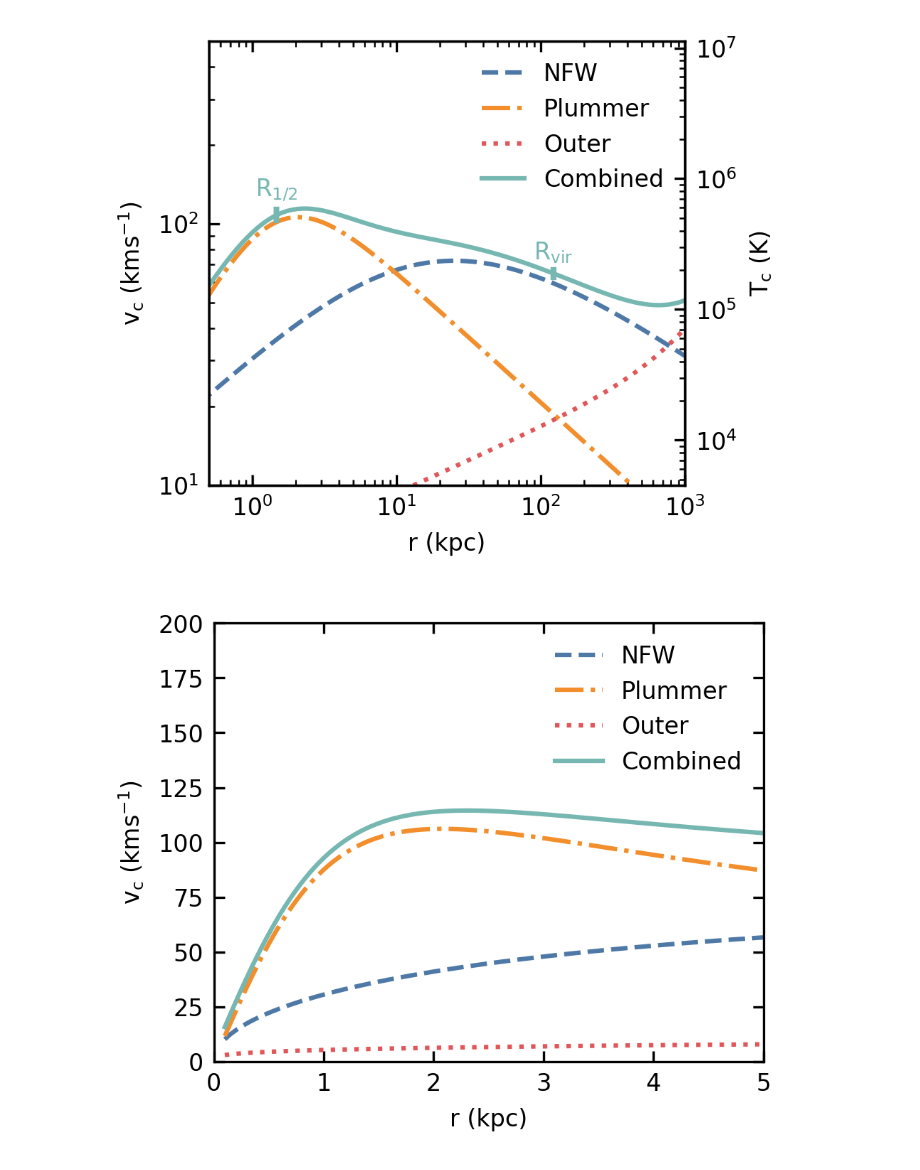
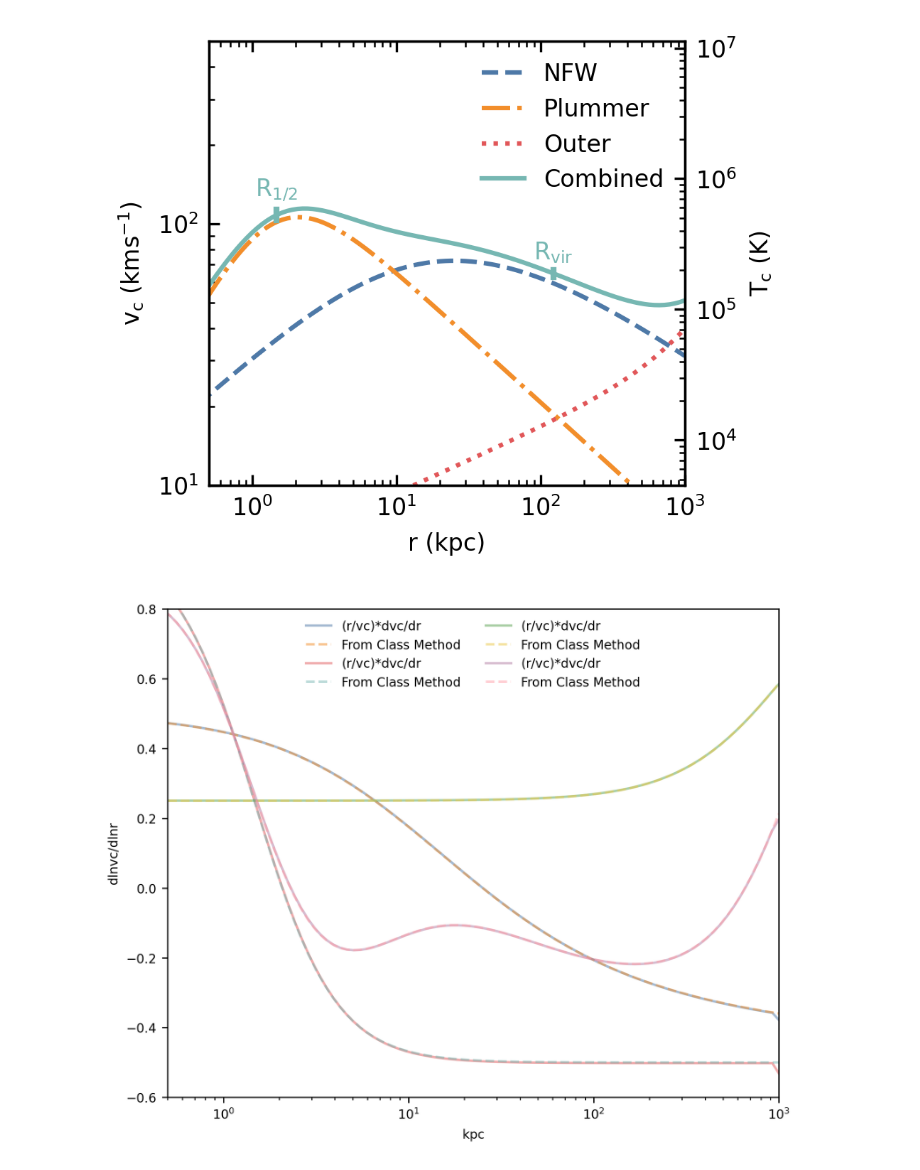
Before and after one commit to zunyibrt/CGM_ICs, a Jupyter notebook: ipynb/solution_for_combined_potential.ipynb, the cells around one changed output. Saved outputs shown, nothing was run; the diff lists cells and outputs as text; code cells hidden in the pictures.

```diff
--- a/ipynb/solution_for_combined_potential.ipynb
+++ b/ipynb/solution_for_combined_potential.ipynb
@@ -148,56 +173,28 @@ plt.savefig('./plots/v_circ.pdf',dpi=150)
 plt.show()
 # %% [output]
 [figure]
-# %%
-# Plot the circular velocity and its components
-# This is in the inner region to compare with observed rotation curves in Greco et al 2012 for M82
-# The main difference is we are using a R1/2 that is larger by about a factor of 2
-rs = np.linspace(0.1,5,100) * un.kpc
-
-cvs = nfw.vc(rs)
-p_cvs = plummer.vc(rs)
-o_cvs = outer.vc(rs)
-c_cvs = combined.vc(rs)
-
-latexify(columns=1)
-plt.figure()
-ax=plt.gca()
-ax.tick_params(top=True, right=True, which="both", direction='in')
-plt.xlim(0,5)
-plt.ylim(0,200)
-
-plt.plot(rs,cvs,ls='--',label="NFW")
-plt.plot(rs,p_cvs,ls='-.',label="Plummer")
-plt.plot(rs,o_cvs,ls=':',label="Outer")
-plt.plot(rs,c_cvs,ls='-',label="Combined")
-
-plt.xlabel('r (kpc)')
-plt.ylabel(r'v$_{\rm c}$ (kms$^{-1}$)')
-plt.legend(frameon = False)
-
-plt.show()
-# %% [output]
-[figure]
 # %%
-# # Check that dlnvc/dlnr has been implemented correctly
-# latexify(columns=2)
-# plt.figure()
+# Check that dlnvc/dlnr has been implemented correctly
+latexify(columns=2)
+plt.figure()
 
-# plt.plot(rs,(rs.value/cvs.value)*np.gradient(cvs.value,rs.value),alpha=0.5,label='(r/vc)*dvc/dr')
-# plt.plot(rs,nfw.dlnvc_dlnR(rs),alpha=0.5,ls='--',label='From Class Method')
+plt.plot(rs,(rs.value/cvs.value)*np.gradient(cvs.value,rs.value),alpha=0.5,label='(r/vc)*dvc/dr')
+plt.plot(rs,nfw.dlnvc_dlnR(rs),alpha=0.5,ls='--',label='From Class Method')
 
-# plt.plot(rs,(rs.value/p_cvs.value)*np.gradient(p_cvs.value,rs.value),alpha=0.5,label='(r/vc)*dvc/dr')
-# plt.plot(rs,plummer.dlnvc_dlnR(rs),alpha=0.5,ls='--',label='From Class Method')
+plt.plot(rs,(rs.value/p_cvs.value)*np.gradient(p_cvs.value,rs.value),alpha=0.5,label='(r/vc)*dvc/dr')
+plt.plot(rs,plummer.dlnvc_dlnR(rs),alpha=0.5,ls='--',label='From Class Method')
 
-# plt.plot(rs,(rs.value/o_cvs.value)*np.gradient(o_cvs.value,rs.value),alpha=0.5,label='(r/vc)*dvc/dr')
-# plt.plot(rs,outer.dlnvc_dlnR(rs),alpha=0.5,ls='--',label='From Class Method')
+plt.plot(rs,(rs.value/o_cvs.value)*np.gradient(o_cvs.value,rs.value),alpha=0.5,label='(r/vc)*dvc/dr')
+plt.plot(rs,outer.dlnvc_dlnR(rs),alpha=0.5,ls='--',label='From Class Method')
 
-# plt.plot(rs,(rs.value/c_cvs.value)*np.gradient(c_cvs.value,rs.value),alpha=0.5,label='(r/vc)*dvc/dr')
-# plt.plot(rs,combined.dlnvc_dlnR(rs),alpha=0.5,ls='--',label='From Class Method')
+plt.plot(rs,(rs.value/c_cvs.value)*np.gradient(c_cvs.value,rs.value),alpha=0.5,label='(r/vc)*dvc/dr')
+plt.plot(rs,combined.dlnvc_dlnR(rs),alpha=0.5,ls='--',label='From Class Method')
 
-# plt.ylabel('dlnvc/dlnr')
-# plt.legend(frameon=False, ncols=2)
-# plt.xscale('log')
-# plt.xlim(0.5,1000)
-# plt.ylim(-0.6,0.8)
-# plt.show()
+plt.ylabel('dlnvc/dlnr')
+plt.legend(frameon=False, ncols=2)
+plt.xscale('log')
+plt.xlim(0.5,1000)
+plt.ylim(-0.6,0.8)
+plt.show()
+# %% [output]
+[figure, added]
```
Also changed, not shown: parts of 14 cells of this notebook, 8 other files.
